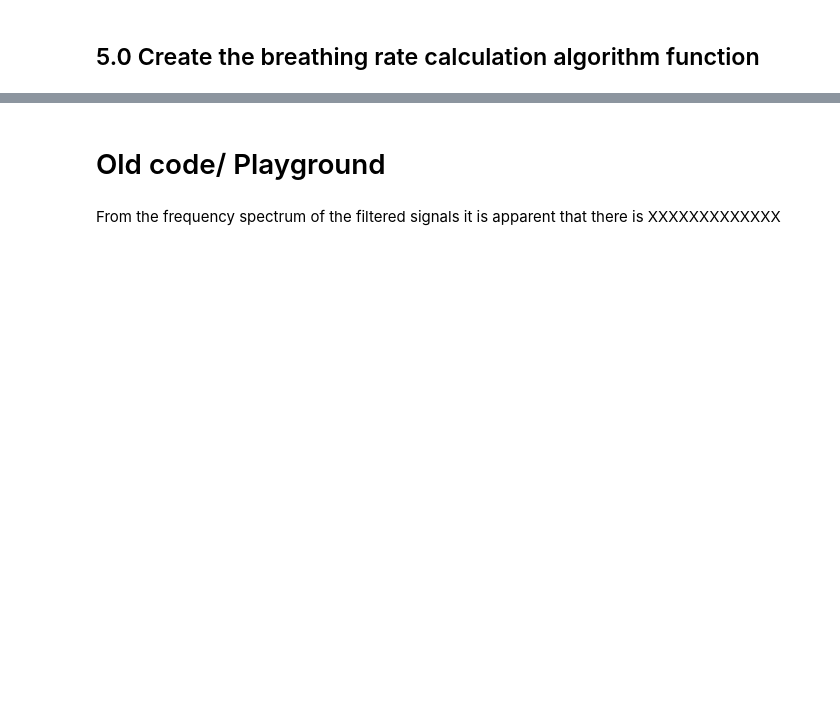
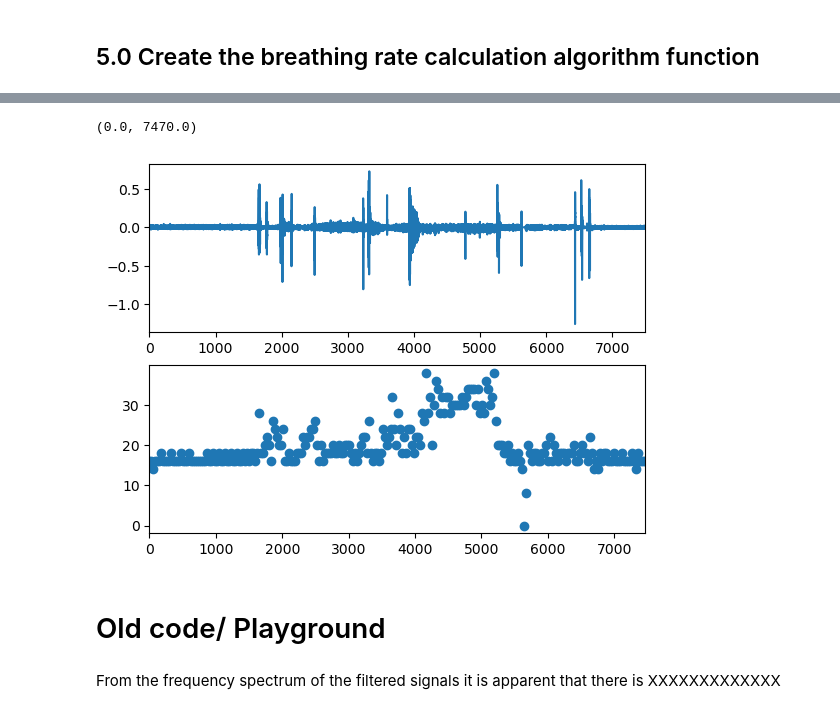
Before and after one commit to AoibheT-H/Algorithm_Challenge, a Jupyter notebook: Aoibhe_Turner_Heaney_Algorithm_Challenge.ipynb, the cells around one changed output, grey strips where cells are left out. Drawn from its saved outputs; the diff is of its cells as text; code cells hidden in the pictures; blank space fills up the shorter version.

```diff
--- a/Aoibhe_Turner_Heaney_Algorithm_Challenge.ipynb
+++ b/Aoibhe_Turner_Heaney_Algorithm_Challenge.ipynb
@@ -509,3 +511,14 @@ np.where(np.logical_and(peaks_detected_LP_avg_sig_1>=i, peaks_detected_LP_avg_si
+# %%
+plt.subplot(2, 1, 1)
+plt.plot(time_axis, LP_filtered_avg_sig_1, color="#1f77b4")
+plt.xlim([0, time_axis[-1]])
+
+plt.subplot(2, 1, 2)
+plt.plot(rate_time_axis,  breath_rate_per_min, 'o')
+plt.xlim([0, rate_time_axis[-1]])
+# %% [output]
+(0.0, 7470.0)
+[figure, added]
 # %% [markdown]
 # Old code/ Playground
 # %%
```
Also changed, not shown: parts of 11 cells of this notebook.
